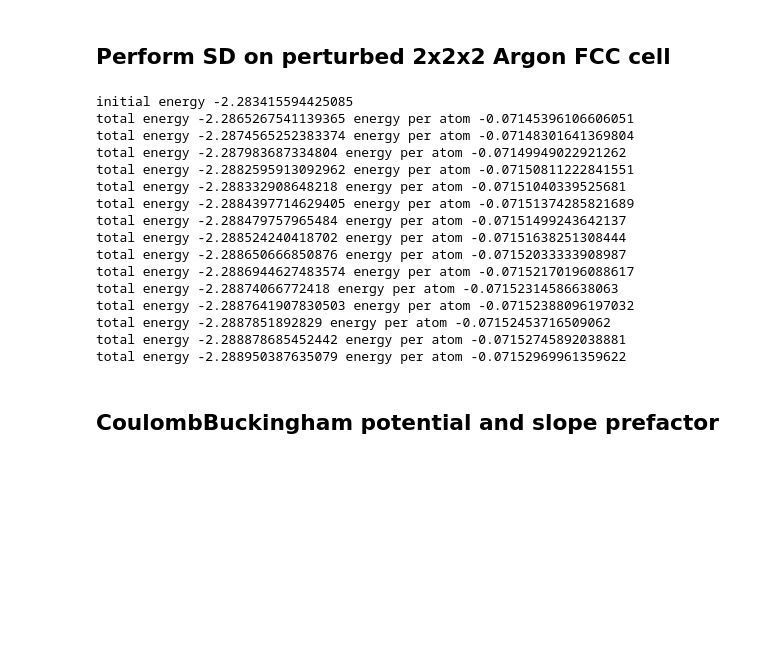
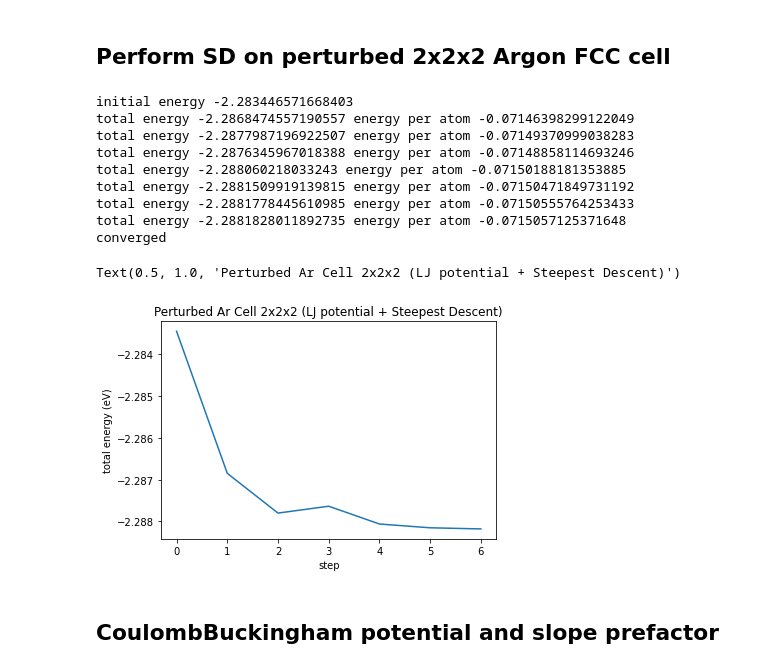
Before and after one commit to chantomkit/4061_backup, a Jupyter notebook: project_A/lab4.ipynb, the cells around one changed output. Saved outputs shown, nothing was run; the diff lists cells and outputs as text; code cells hidden in the pictures; blank space fills up the shorter version.

```diff
--- a/project_A/lab4.ipynb
+++ b/project_A/lab4.ipynb
@@ -160,8 +153,9 @@ cell_vector = np.array([[dim*a_ArAr,0,0], [0,dim*a_ArAr,0], [0,0,dim*a_ArAr]])
 rate = np.ones(len(cell)) * 1e-6
 
 nlist_df = pd.DataFrame(neighbor_list(cell, cell_vector))
-en_tmp = sum(LJ(nlist_df['r2'], epsilon_ArAr, sigma_ArAr))
-print('initial energy', en_tmp)
+all_en = []
+all_en.append(sum(LJ(nlist_df['r2'], epsilon_ArAr, sigma_ArAr)))
+print('initial energy', all_en[-1])
 
 for i in range(15):
     alpha, next_cell = LJ_SD(cell, cell_vector, rate=rate)
@@ -169,29 +163,31 @@ for i in range(15):
     nlist_df = pd.DataFrame(neighbor_list(cell, cell_vector))
     next_en = sum(LJ(nlist_df['r2'], epsilon_ArAr, sigma_ArAr))
     print('total energy', next_en, 'energy per atom', next_en / len(cell))
-    if (abs(next_en - en_tmp) < 1e-5):
+    if (abs(next_en - all_en[-1]) < 1e-5):
         print("converged")
         break
-    en_tmp = next_en
+    all_en.append(next_en)
 
 write_Arcell(cell, 'Arcell_after.xyz')
 # %% [output]
-initial energy -2.283415594425085
-total energy -2.2865267541139365 energy per atom -0.07145396106606051
-total energy -2.2874565252383374 energy per atom -0.07148301641369804
-total energy -2.287983687334804 energy per atom -0.07149949022921262
-total energy -2.2882595913092962 energy per atom -0.07150811222841551
-total energy -2.288332908648218 energy per atom -0.07151040339525681
-total energy -2.2884397714629405 energy per atom -0.07151374285821689
-total energy -2.288479757965484 energy per atom -0.07151499243642137
-total energy -2.288524240418702 energy per atom -0.07151638251308444
-total energy -2.288650666850876 energy per atom -0.07152033333908987
-total energy -2.2886944627483574 energy per atom -0.07152170196088617
-total energy -2.28874066772418 energy per atom -0.07152314586638063
-total energy -2.2887641907830503 energy per atom -0.07152388096197032
-total energy -2.2887851892829 energy per atom -0.07152453716509062
-total energy -2.288878685452442 energy per atom -0.07152745892038881
-total energy -2.288950387635079 energy per atom -0.07152969961359622
+initial energy -2.283446571668403
+total energy -2.2868474557190557 energy per atom -0.07146398299122049
+total energy -2.2877987196922507 energy per atom -0.07149370999038283
+total energy -2.2876345967018388 energy per atom -0.07148858114693246
+total energy -2.288060218033243 energy per atom -0.07150188181353885
+total energy -2.2881509919139815 energy per atom -0.07150471849731192
+total energy -2.2881778445610985 energy per atom -0.07150555764253433
+total energy -2.2881828011892735 energy per atom -0.0715057125371648
+converged
+# %%
+import matplotlib.pyplot as plt
+plt.plot(all_en)
+plt.ylabel('total energy (eV)')
+plt.xlabel('step')
+plt.title('Perturbed Ar Cell 2x2x2 (LJ potential + Steepest Descent)')
+# %% [output]
+Text(0.5, 1.0, 'Perturbed Ar Cell 2x2x2 (LJ potential + Steepest Descent)')
+[figure, added]
 # %% [markdown]
 ## CoulombBuckingham potential and slope prefactor
 # %%
```
Also changed, not shown: parts of 6 cells of this notebook, 5 other files.
